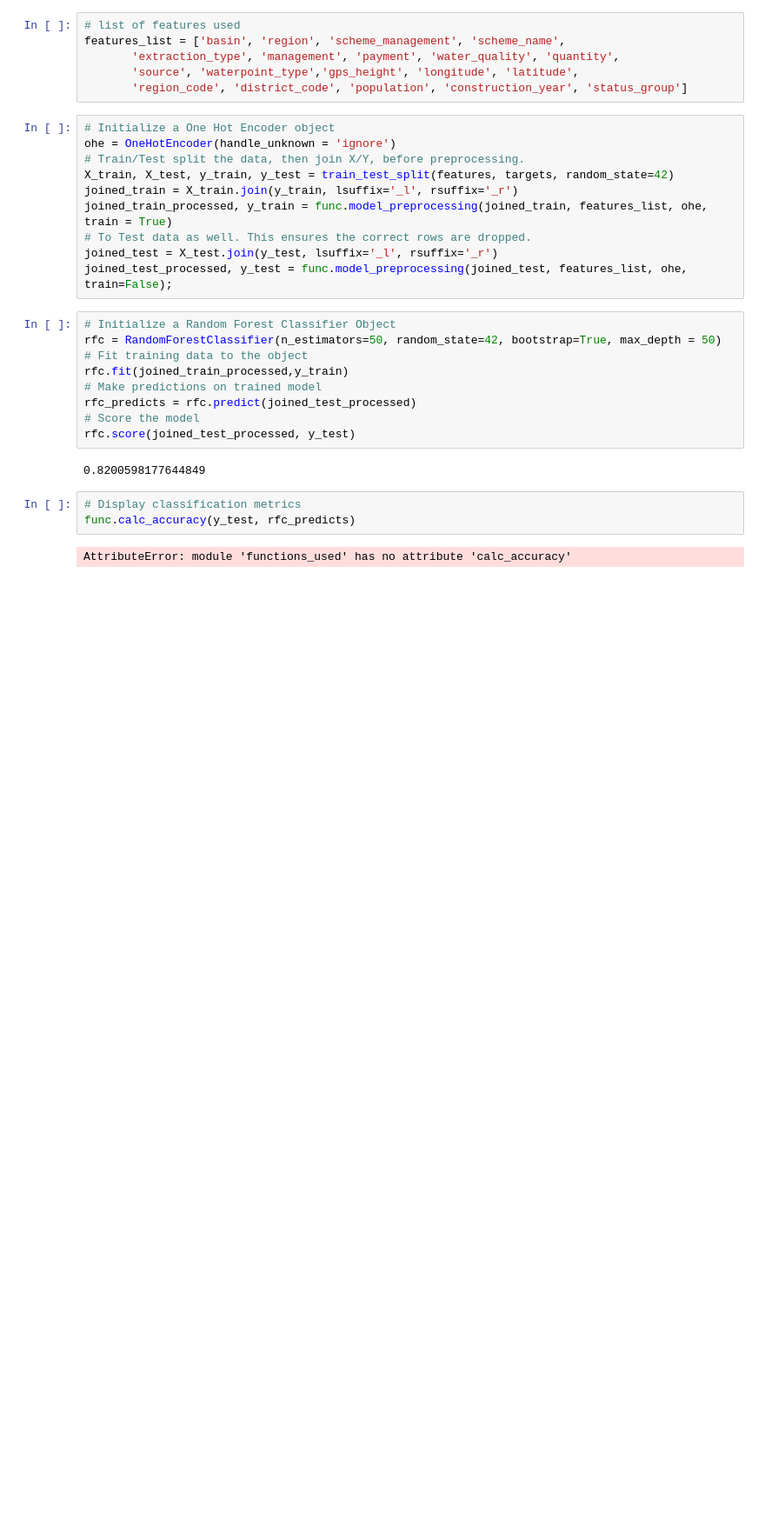
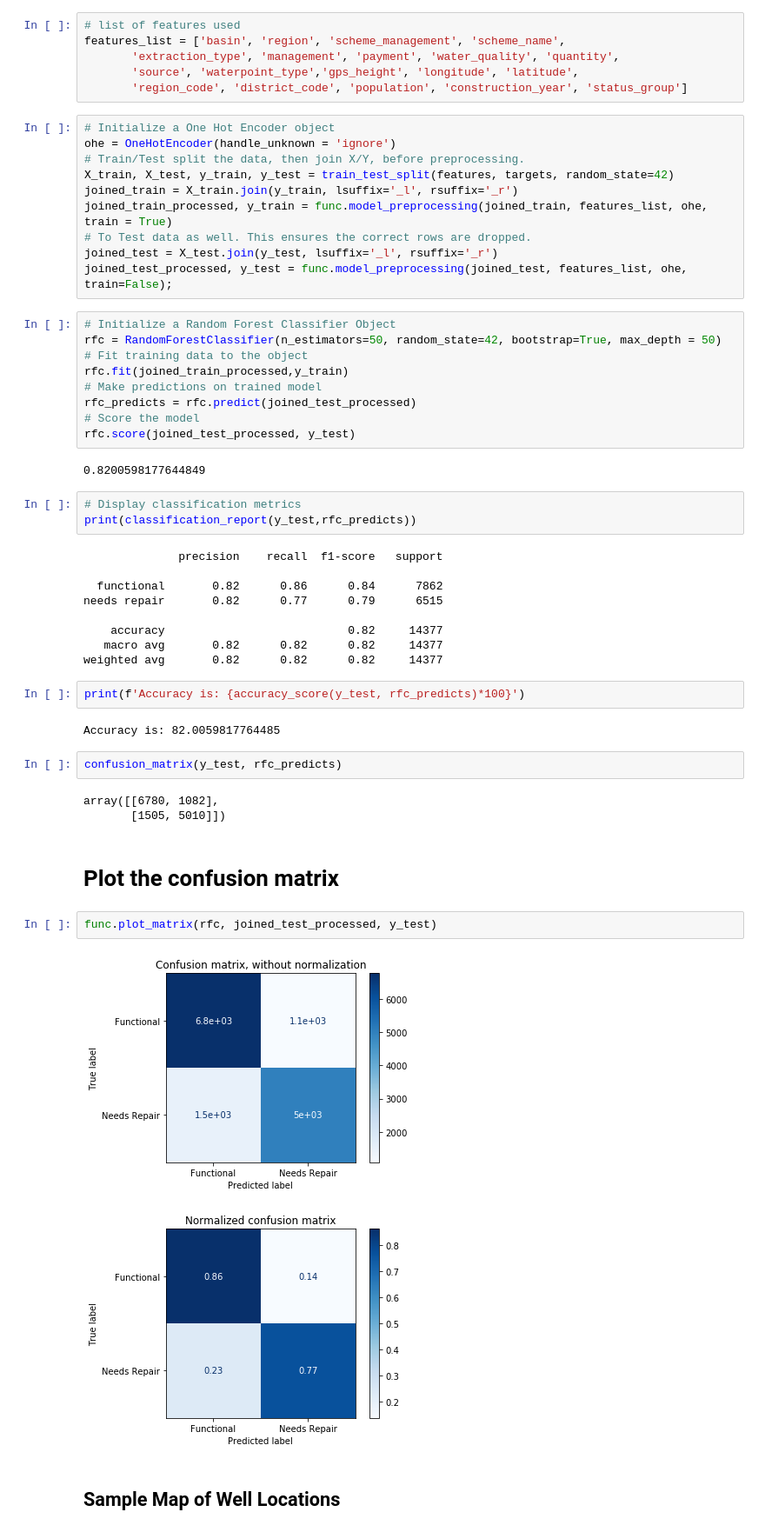
Before and after one commit to hoffm386/tanzania-water-wells, a Jupyter notebook: notebooks/report/Final-Report.ipynb, the cells around one changed output. Shown: that part at 87% size. Cells and saved outputs as stored; diff of their text form; blank space fills up the shorter version.

Commit message:
added make_map function and plot_matrix function for final notebook to our py file

```diff
--- a/notebooks/report/Final-Report.ipynb
+++ b/notebooks/report/Final-Report.ipynb
@@ -59,6 +64,31 @@ rfc.score(joined_test_processed, y_test)
 0.8200598177644849
 # %%
 # Display classification metrics
-func.calc_accuracy(y_test, rfc_predicts)
+print(classification_report(y_test,rfc_predicts))
 # %% [output]
-AttributeError: module 'functions_used' has no attribute 'calc_accuracy'
+              precision    recall  f1-score   support
+
+  functional       0.82      0.86      0.84      7862
+needs repair       0.82      0.77      0.79      6515
+
+    accuracy                           0.82     14377
+   macro avg       0.82      0.82      0.82     14377
+weighted avg       0.82      0.82      0.82     14377
+# %%
+print(f'Accuracy is: {accuracy_score(y_test, rfc_predicts)*100}')
+# %% [output]
+Accuracy is: 82.0059817764485
+# %%
+confusion_matrix(y_test, rfc_predicts)
+# %% [output]
+array([[6780, 1082],
+       [1505, 5010]])
+# %% [markdown]
+# Plot the confusion matrix
+# %%
+func.plot_matrix(rfc, joined_test_processed, y_test)
+# %% [output]
+[figure, added]
+[figure, added]
+# %% [markdown]
+## Sample Map of Well Locations
```
Also changed, not shown: parts of 3 cells of this notebook, 1 other file.
